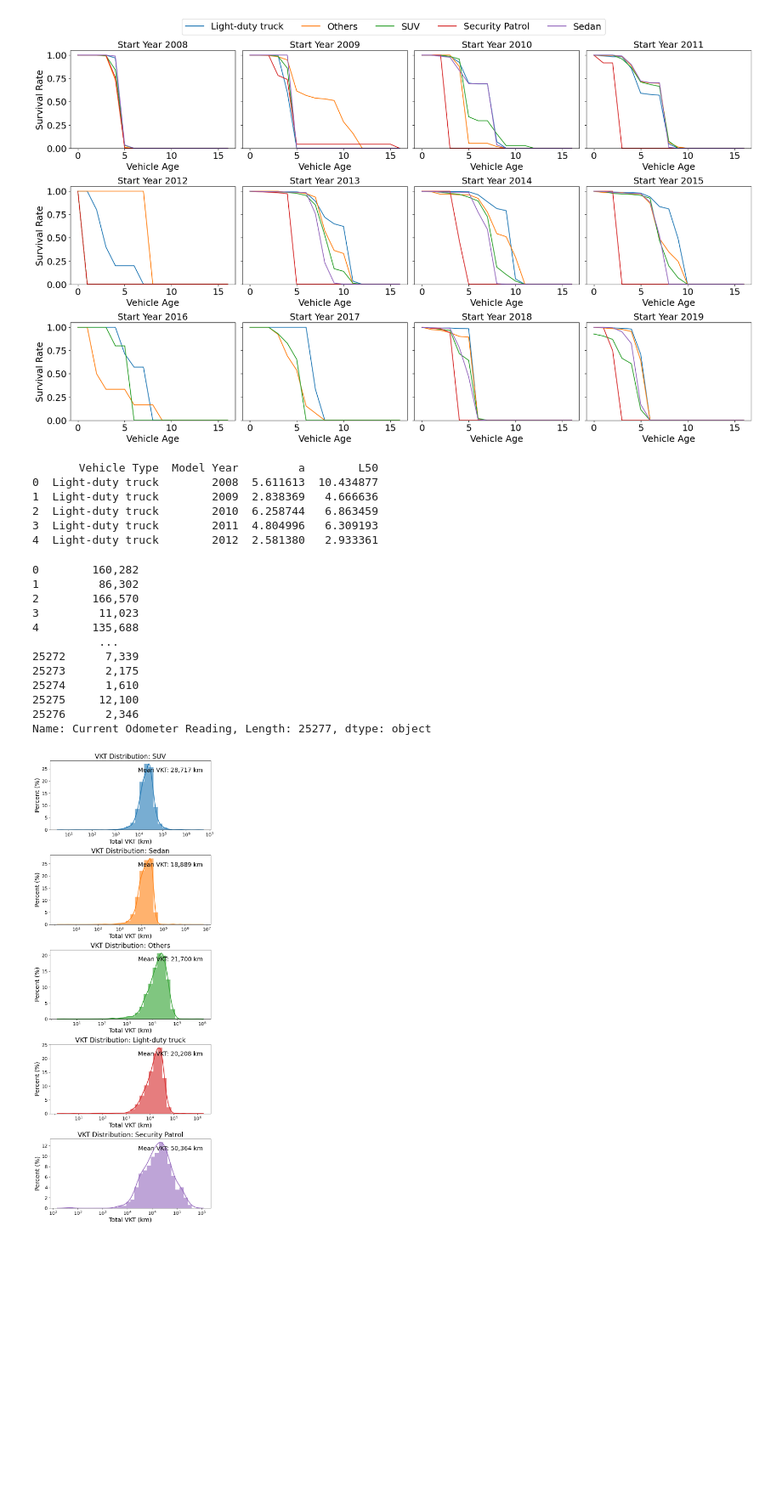
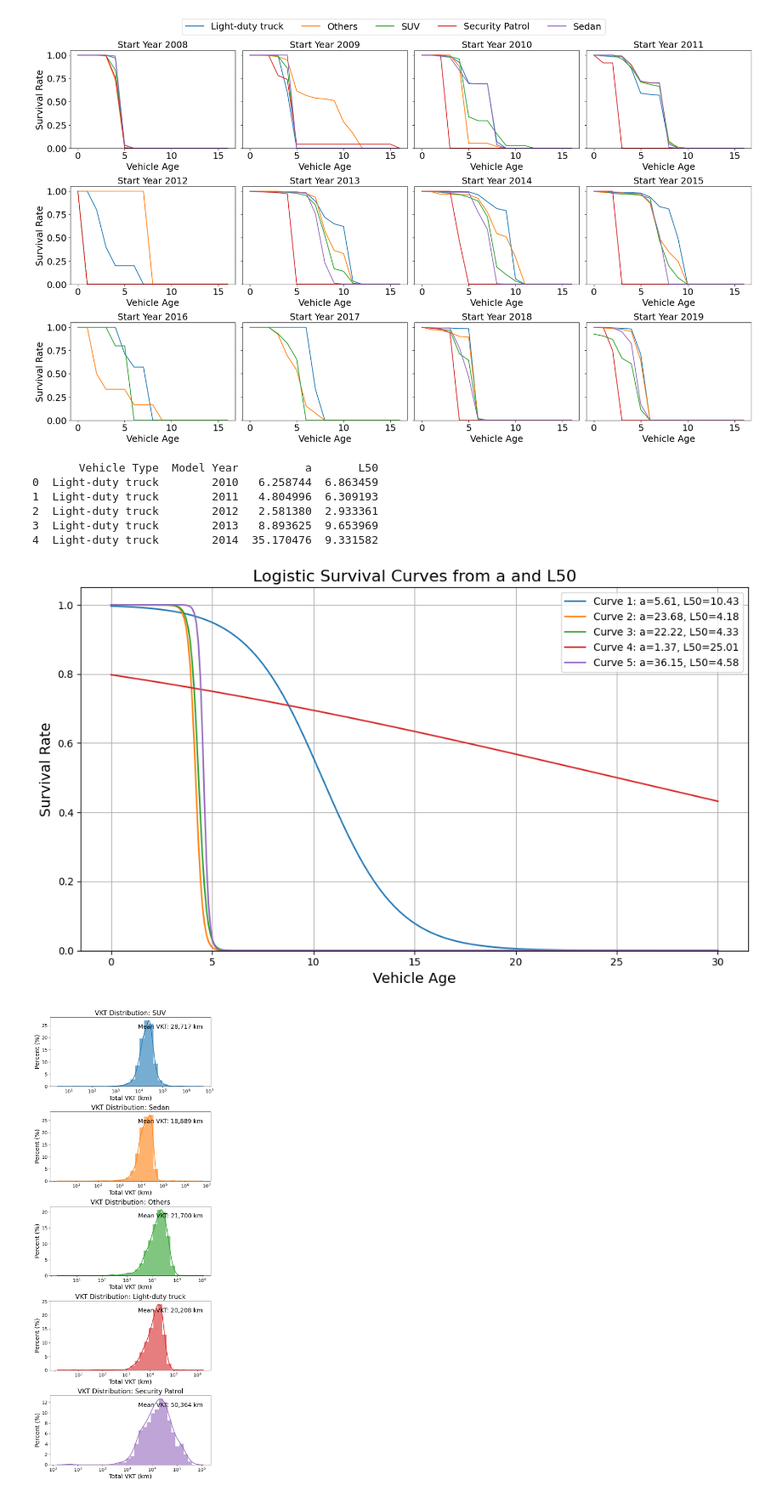
Before and after one commit to AlexWangVT/fleet_modeling, a Jupyter notebook: scripts/formal_analysis/vehicle_classification.ipynb, the cells around one changed output. Shown at 85% size. Saved outputs shown, nothing was run; the diff lists cells and outputs as text; code cells hidden in the pictures; blank space fills up the shorter version.

Commit message:
complete prelimiary model

```diff
--- a/scripts/formal_analysis/vehicle_classification.ipynb
+++ b/scripts/formal_analysis/vehicle_classification.ipynb
@@ -340,7 +389,7 @@ def fit_logistic_to_survival_filtered(survival_df, start_year=2008, end_year=201
 
         # Filter valid survival values
         mask = ~np.isnan(rates) & (rates > 0) & (rates < 1)
-        if mask.sum() < 1:
+        if mask.sum() < 3:
             continue  # Not enough points to fit
 
         try:
@@ -367,12 +416,12 @@ def fit_logistic_to_survival_filtered(survival_df, start_year=2008, end_year=201
 logistic_params_df = fit_logistic_to_survival_filtered(survival_df_by_model_year, start_year=2008, end_year=2019)
 print(logistic_params_df.head())
 # %% [output]
-       Vehicle Type  Model Year         a        L50
-0  Light-duty truck        2008  5.611613  10.434877
-1  Light-duty truck        2009  2.838369   4.666636
-2  Light-duty truck        2010  6.258744   6.863459
-3  Light-duty truck        2011  4.804996   6.309193
-4  Light-duty truck        2012  2.581380   2.933361
+       Vehicle Type  Model Year          a       L50
+0  Light-duty truck        2010   6.258744  6.863459
+1  Light-duty truck        2011   4.804996  6.309193
+2  Light-duty truck        2012   2.581380  2.933361
+3  Light-duty truck        2013   8.893625  9.653969
+4  Light-duty truck        2014  35.170476  9.331582
 # %%
 logistic_params_df.to_csv('../../results/logistic_params.csv', index=False)
 # %%
@@ -380,21 +429,39 @@ df_new['service year'] = service_year_calculate(df_new)
 df_new['Current Odometer Reading'] = df_new['Current Odometer Reading'].str.replace(",", "")
 df_new['Current Odometer Reading'] = pd.to_numeric(df_new['Current Odometer Reading'], errors='coerce').astype('Int64')
 df_new['Total VKT'] = total_vkt(df_new)
-# %%
-df_new['Current Odometer Reading']
-# %% [output]
-0        160,282
-1         86,302
-2        166,570
-3         11,023
-4        135,688
-          ...
-25272      7,339
-25273      2,175
-25274      1,610
-25275     12,100
-25276      2,346
-Name: Current Odometer Reading, Length: 25277, dtype: object
+# %%
+# Provided a and L50 values
+params = [
+    (5.611613163, 10.43487711),
+    (23.68185306, 4.180016227),
+    (22.21670319, 4.326325598),
+    (1.372126502, 25.01062493),
+    (36.15029051, 4.581013218)
+]
+
+# Logistic survival function
+def logistic_survival(age, a, L50):
+    return 1 / (1 + np.exp(a * (age / L50 - 1)))
+
+# Age range for plotting
+ages = np.linspace(0, 30, 300)
+
+# Plot each curve
+plt.figure(figsize=(10, 6))
+for i, (a, L50) in enumerate(params):
+    survival = logistic_survival(ages, a, L50)
+    plt.plot(ages, survival, label=f'Curve {i+1}: a={a:.2f}, L50={L50:.2f}')
+
+plt.xlabel('Vehicle Age', fontsize=14)
+plt.ylabel('Survival Rate', fontsize=14)
+plt.title('Logistic Survival Curves from a and L50', fontsize=16)
+plt.ylim(0, 1.05)
+plt.grid(True)
+plt.legend(fontsize=10)
+plt.tight_layout()
+plt.show()
+# %% [output]
+[figure, added]
 # %%
 ######################################################################################
 # def vkt_dist_visualization(df):
```
Also changed, not shown: parts of 3 cells of this notebook, 18 other files.
